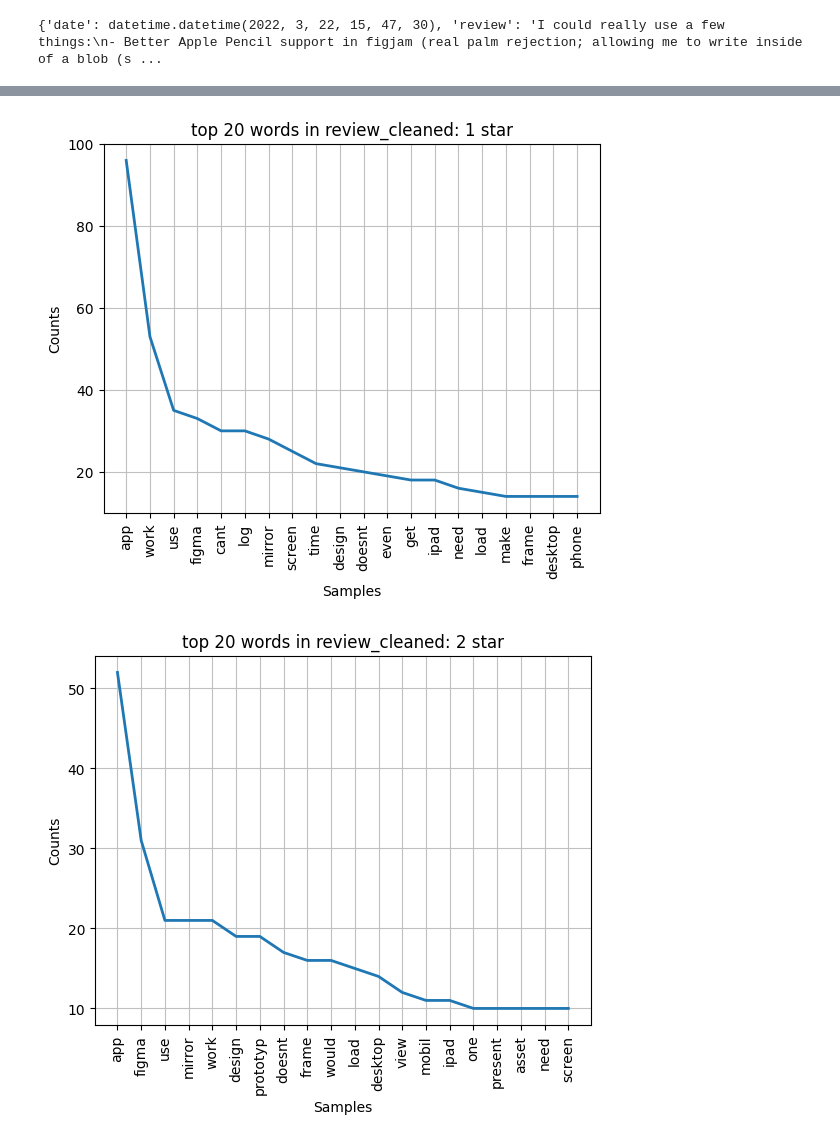
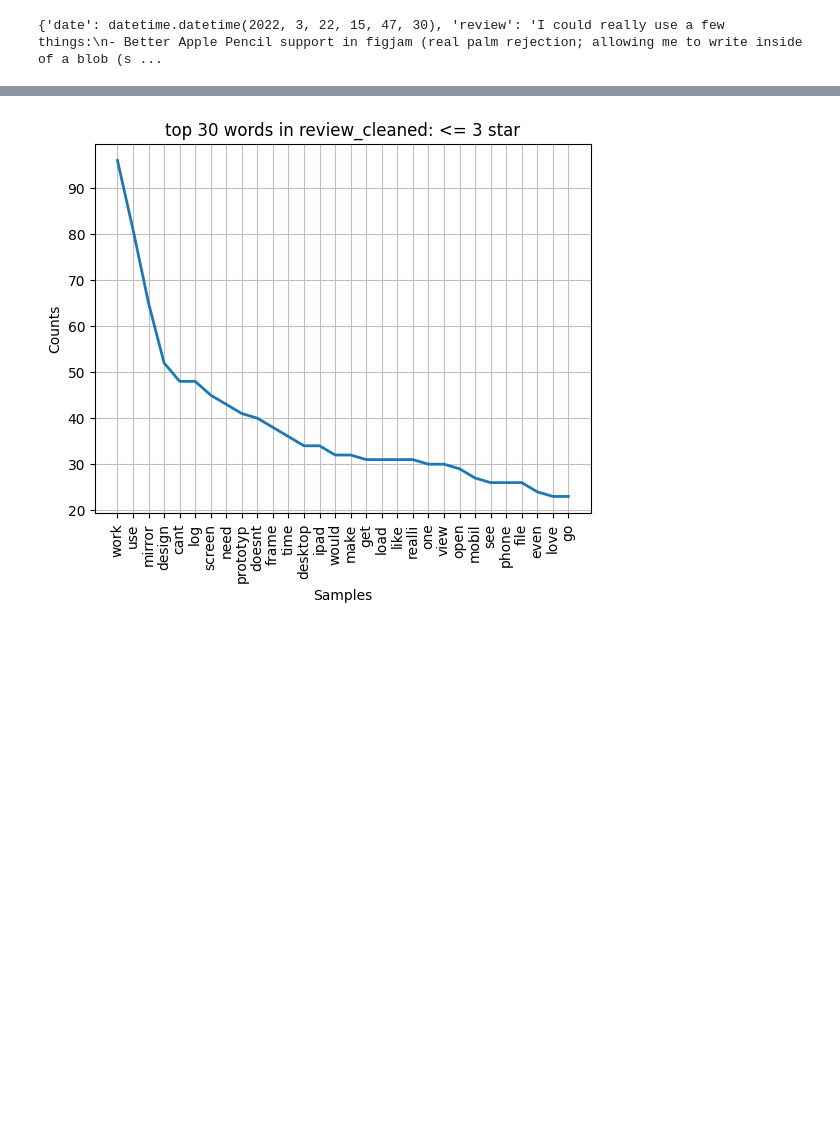
Before and after one commit to DanHL0/cogs127_datasci, a Jupyter notebook: Webscraping.ipynb, the cells around one changed output, grey strips where cells are left out. Cells and saved outputs as stored; diff of their text form; code cells hidden in the pictures; blank space fills up the shorter version.

Commit message:
redid graphs, cleaned up, added word cloud

```diff
--- a/Webscraping.ipynb
+++ b/Webscraping.ipynb
@@ -172,6 +198,13 @@ df.head(5)
 | 4 | 2023-01-15 07:06:46 | this is just a comment on figma a... | 1 | False | gonobeanoe | figma dark patterns | us | this is just a comment on figma a... | ... |
 # %%
 df = df_backup
+
+# after the first version of this, I've added these two words to the stop words list
+# because they are by far the most common words, but don't necessarily help our specific task.
+stop_words.add('figma')
+stop_words.add('app')
+
+
 df['title_stop'] = df['title_token'].apply(lambda x: [word for word in x if word not in stop_words])
 df['review_stop'] = df['review_token'].apply(lambda x: [word for word in x if word not in stop_words])
 
@@ -202,18 +235,15 @@ df.head(5)
 # %%
 df_backup = df
 
-def show_common_words_for_rating_score(num_words, rating_score, text_field, df):
-    df_subset = df[df['rating_score'] == rating_score]
+def show_common_words_for_rating_range(num_words, rating_score, text_field, df):
+    df_subset = df[df['rating_score'] <= rating_score]
     words = df_subset[text_field].apply(pd.Series).stack()
     words_freq = FreqDist(words)
-    graph_title = f'top {num_words} words in {text_field}: {rating_score} star'
+    graph_title = f'top {num_words} words in {text_field}: <= {rating_score} star'
     words_freq.plot(num_words, title=graph_title)
 
 num_words = 20
 
-for score in range(1, 6):
-    show_common_words_for_rating_score(num_words, score, 'review_cleaned', df)
-#     show_common_words_for_rating_score(num_words, score, 'title_cleaned', df) removed for brevity
+show_common_words_for_rating_range(30, 3, 'review_cleaned', df)
 # %% [output]
-[figure, old version]
+[figure, new version]
-[figure, removed]
```
Also changed, not shown: parts of 5 cells of this notebook, 2 other files.
